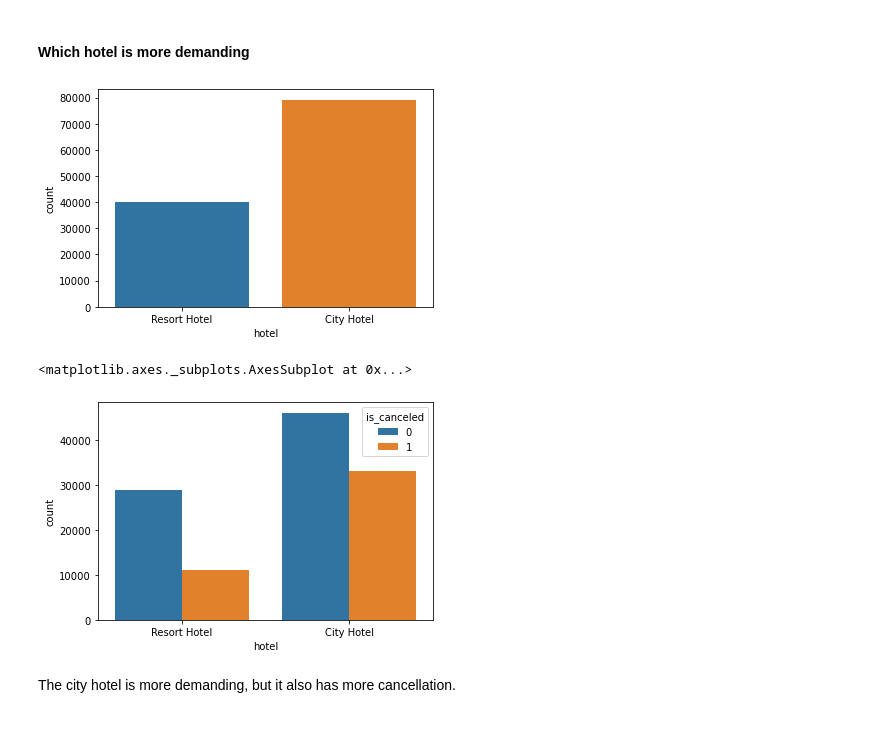
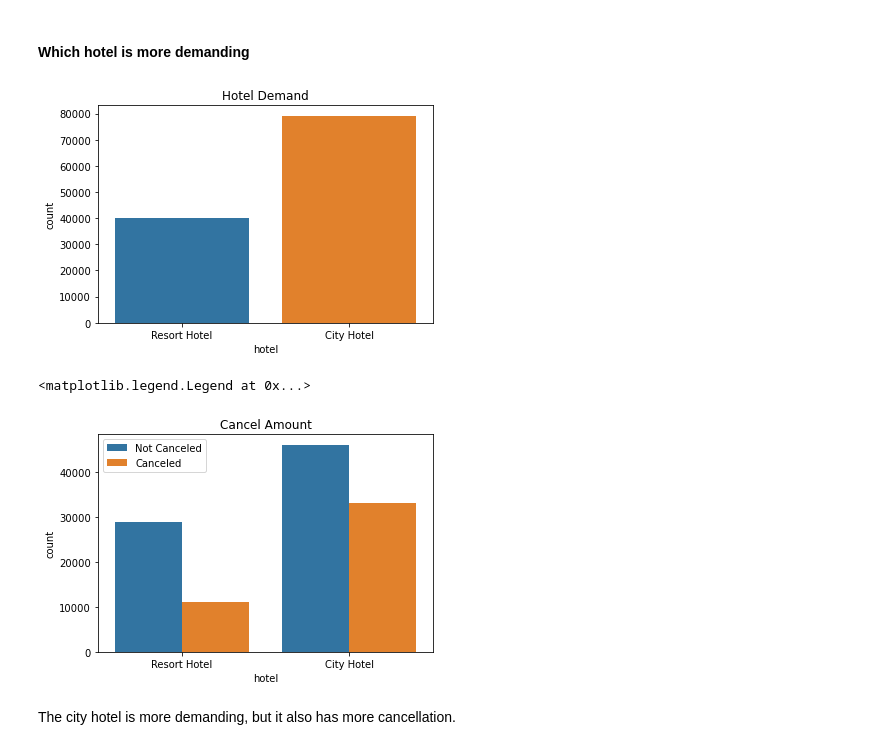
Before and after one commit to jkujuum/Hotel_Cancellation, a Jupyter notebook: Exploratory Data Analysis.ipynb, the cells around one changed output. Cells and saved outputs as stored; diff of their text form; code cells hidden in the pictures.

```diff
--- a/Exploratory Data Analysis.ipynb
+++ b/Exploratory Data Analysis.ipynb
@@ -129,14 +132,16 @@ sns.heatmap(hotel.corr(),linewidths=.1,cmap="YlGnBu", annot=True)
 # %% [markdown]
 #### Which hotel is more demanding
 # %%
-hotel_demand = sns.countplot(x='hotel',data=hotel)
+hotel_demand = sns.countplot(x='hotel',data=hotel).set_title('Hotel Demand')
+plt.savefig('D:/Jupyter_Notebook/Hotel_Demand/figs/hotel_demand.png')
 # %% [output]
-[figure, old version]
+[figure, new version]
 # %%
-sns.countplot(x='hotel',data=hotel,hue='is_canceled')
+sns.countplot(x='hotel',data=hotel,hue='is_canceled').set_title('Cancel Amount')
+plt.legend(['Not Canceled','Canceled'])
 # %% [output]
-<matplotlib.axes._subplots.AxesSubplot at 0x...>
+<matplotlib.legend.Legend at 0x...>
-[figure, old version]
+[figure, new version]
 # %% [markdown]
 The city hotel is more demanding, but it also has more cancellation.
 # %% [markdown]
```
Also changed, not shown: parts of 69 cells of this notebook, 14 other files.
